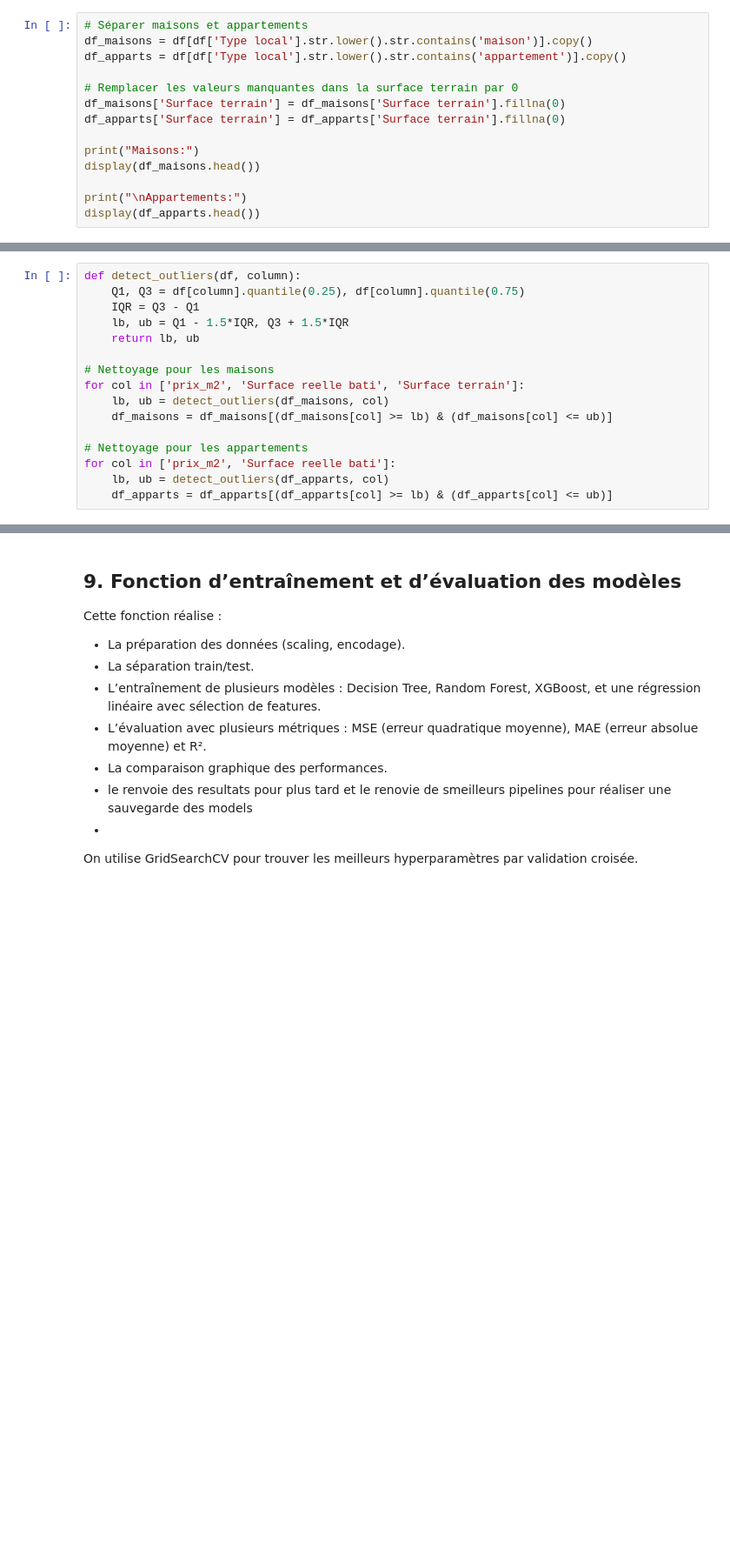
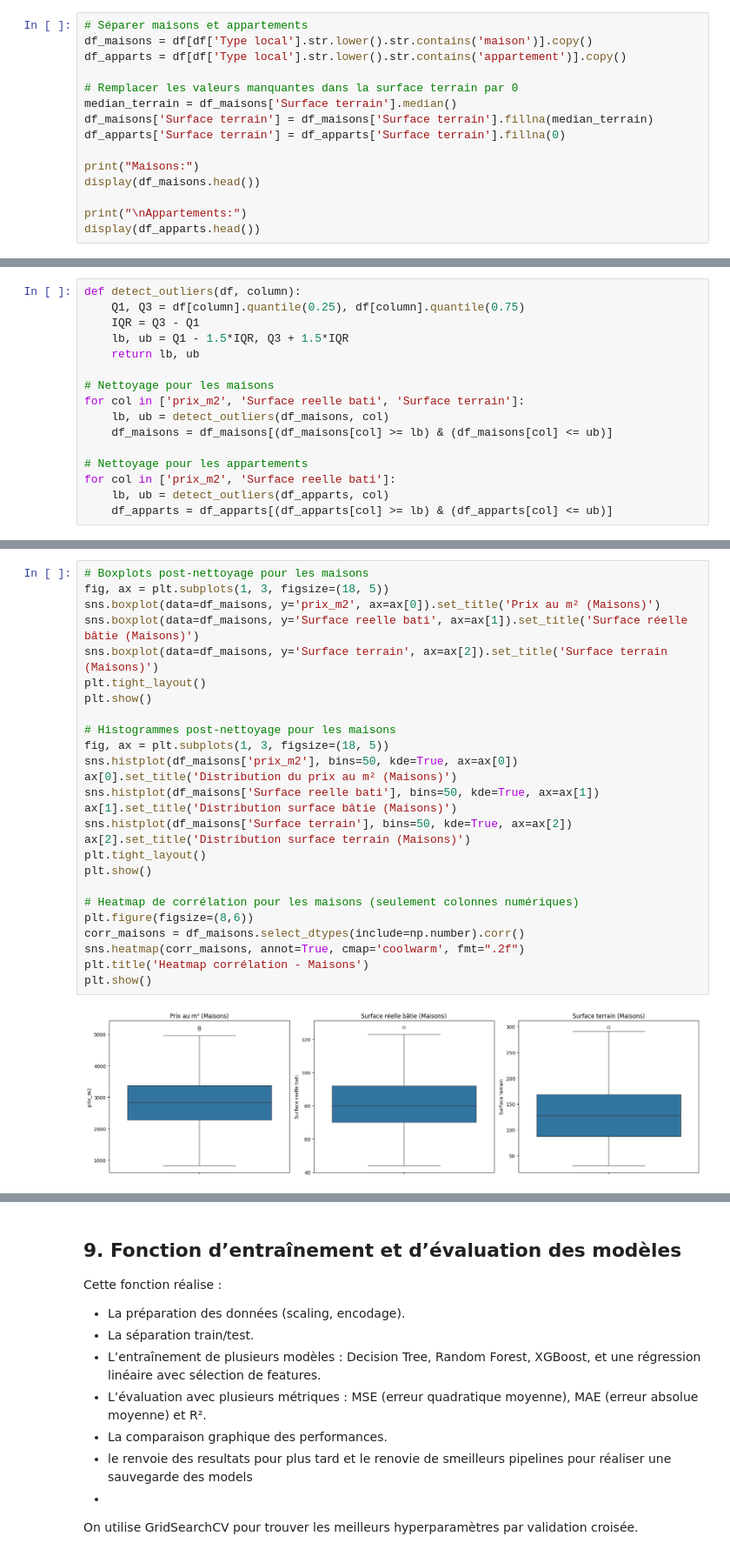
Before and after one commit to benjsant/immoprice_lille_fastapi, a Jupyter notebook: notebooks/phase_1_lille.ipynb, the cells around one changed output, grey strips where cells are left out. Shown: that part at 87% size. Drawn from its saved outputs; the diff is of its cells as text; blank space fills up the shorter version.

```diff
--- a/notebooks/phase_1_lille.ipynb
+++ b/notebooks/phase_1_lille.ipynb
@@ -86,7 +102,8 @@ df_maisons = df[df['Type local'].str.lower().str.contains('maison')].copy()
 df_apparts = df[df['Type local'].str.lower().str.contains('appartement')].copy()
 
 # Remplacer les valeurs manquantes dans la surface terrain par 0
-df_maisons['Surface terrain'] = df_maisons['Surface terrain'].fillna(0)
+median_terrain = df_maisons['Surface terrain'].median()
+df_maisons['Surface terrain'] = df_maisons['Surface terrain'].fillna(median_terrain)
 df_apparts['Surface terrain'] = df_apparts['Surface terrain'].fillna(0)
 
 print("Maisons:")
@@ -190,0 +277,28 @@ Cela permet aussi de vérifier les tailles des échantillons qui serviront à l
+# %%
+# Boxplots post-nettoyage pour les maisons
+fig, ax = plt.subplots(1, 3, figsize=(18, 5))
+sns.boxplot(data=df_maisons, y='prix_m2', ax=ax[0]).set_title('Prix au m² (Maisons)')
+sns.boxplot(data=df_maisons, y='Surface reelle bati', ax=ax[1]).set_title('Surface réelle bâtie (Maisons)')
+sns.boxplot(data=df_maisons, y='Surface terrain', ax=ax[2]).set_title('Surface terrain (Maisons)')
+plt.tight_layout()
+plt.show()
+
+# Histogrammes post-nettoyage pour les maisons
+fig, ax = plt.subplots(1, 3, figsize=(18, 5))
+sns.histplot(df_maisons['prix_m2'], bins=50, kde=True, ax=ax[0])
+ax[0].set_title('Distribution du prix au m² (Maisons)')
+sns.histplot(df_maisons['Surface reelle bati'], bins=50, kde=True, ax=ax[1])
+ax[1].set_title('Distribution surface bâtie (Maisons)')
+sns.histplot(df_maisons['Surface terrain'], bins=50, kde=True, ax=ax[2])
+ax[2].set_title('Distribution surface terrain (Maisons)')
+plt.tight_layout()
+plt.show()
+
+# Heatmap de corrélation pour les maisons (seulement colonnes numériques)
+plt.figure(figsize=(8,6))
+corr_maisons = df_maisons.select_dtypes(include=np.number).corr()
+sns.heatmap(corr_maisons, annot=True, cmap='coolwarm', fmt=".2f")
+plt.title('Heatmap corrélation - Maisons')
+plt.show()
+# %% [output]
+[figure, added]
```
Also changed, not shown: parts of 18 cells of this notebook, 2 other files.
